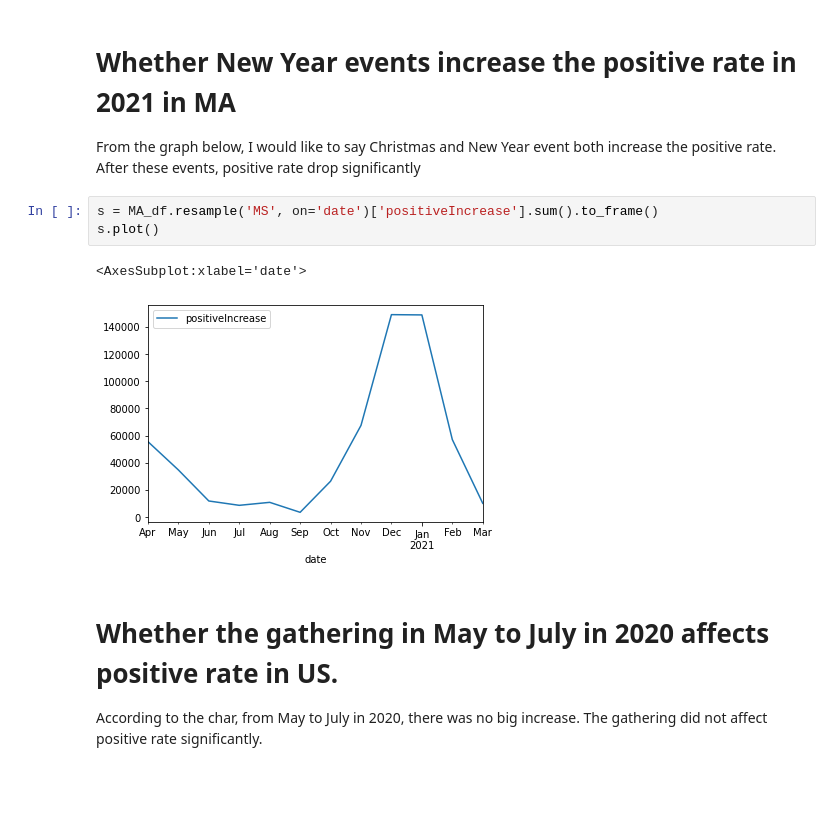
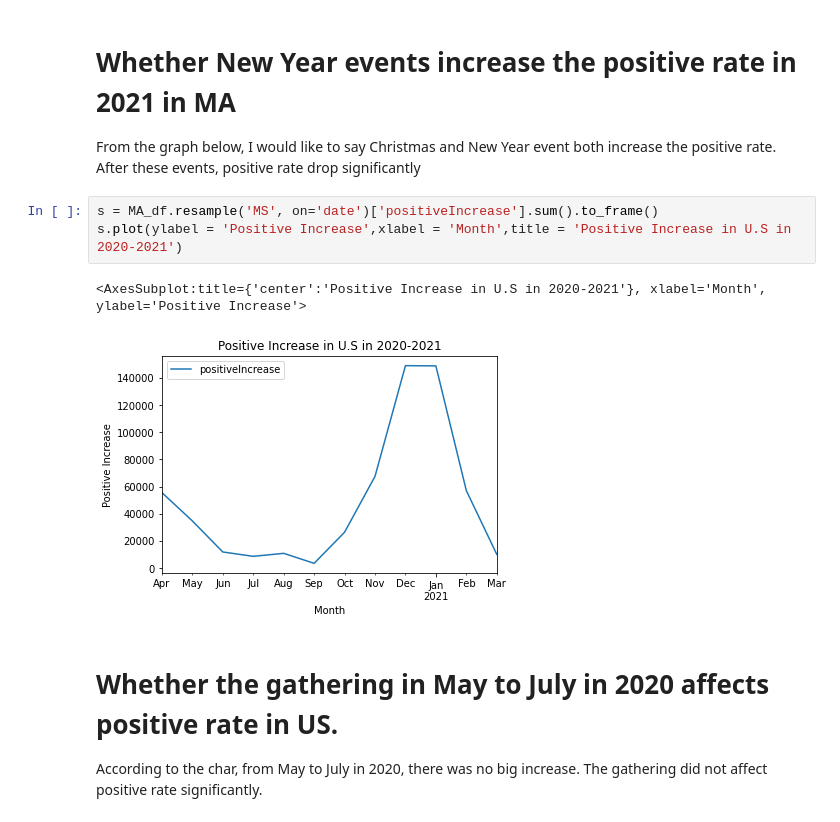
Before and after one commit to YiZheHong/cs103a-cpa01, a Jupyter notebook: cpa01.ipynb, the cells around one changed output. Drawn from its saved outputs; the diff is of its cells as text; blank space fills up the shorter version.

```diff
--- a/cpa01.ipynb
+++ b/cpa01.ipynb
@@ -163,10 +163,10 @@ MA_df
 From the graph below, I would like to say Christmas and New Year event both increase the positive rate. After these events, positive rate drop significantly
 # %%
 s = MA_df.resample('MS', on='date')['positiveIncrease'].sum().to_frame()
-s.plot()
+s.plot(ylabel = 'Positive Increase',xlabel = 'Month',title = 'Positive Increase in U.S in 2020-2021')
 # %% [output]
-<AxesSubplot:xlabel='date'>
+<AxesSubplot:title={'center':'Positive Increase in U.S in 2020-2021'}, xlabel='Month', ylabel='Positive Increase'>
-[figure, old version]
+[figure, new version]
 # %% [markdown]
 # Whether the gathering in May to July in 2020 affects positive rate in US.
 According to the char, from May to July in 2020, there was no big increase. The gathering did not affect positive rate significantly.
```
Also changed, not shown: parts of 1 cell of this notebook.
